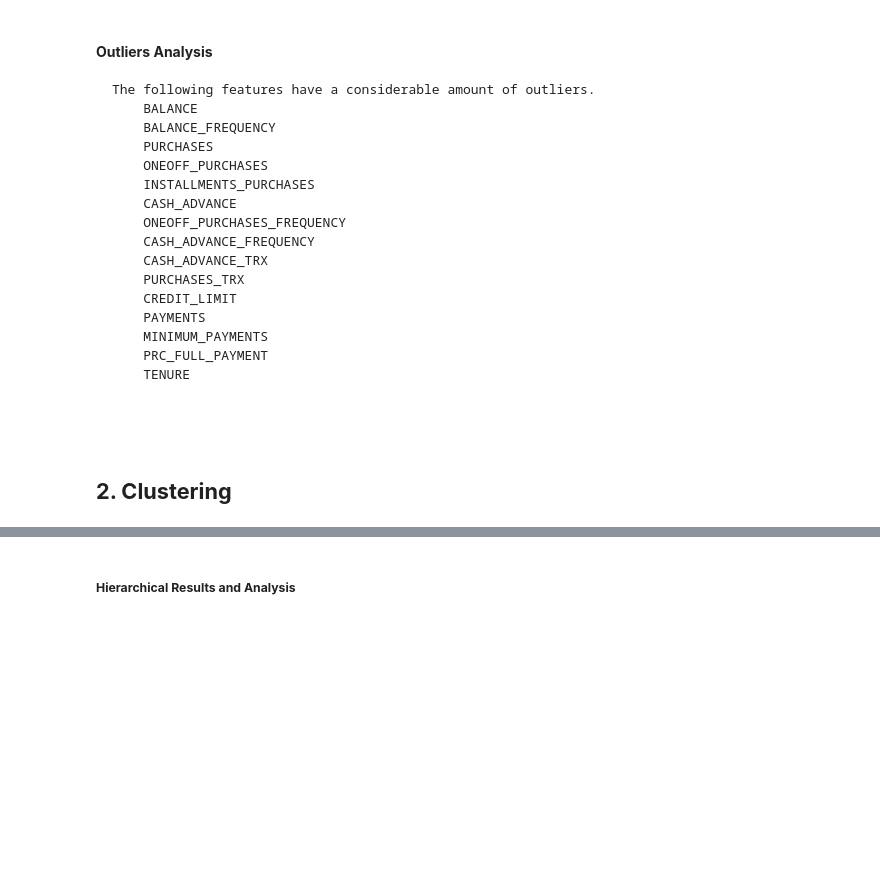
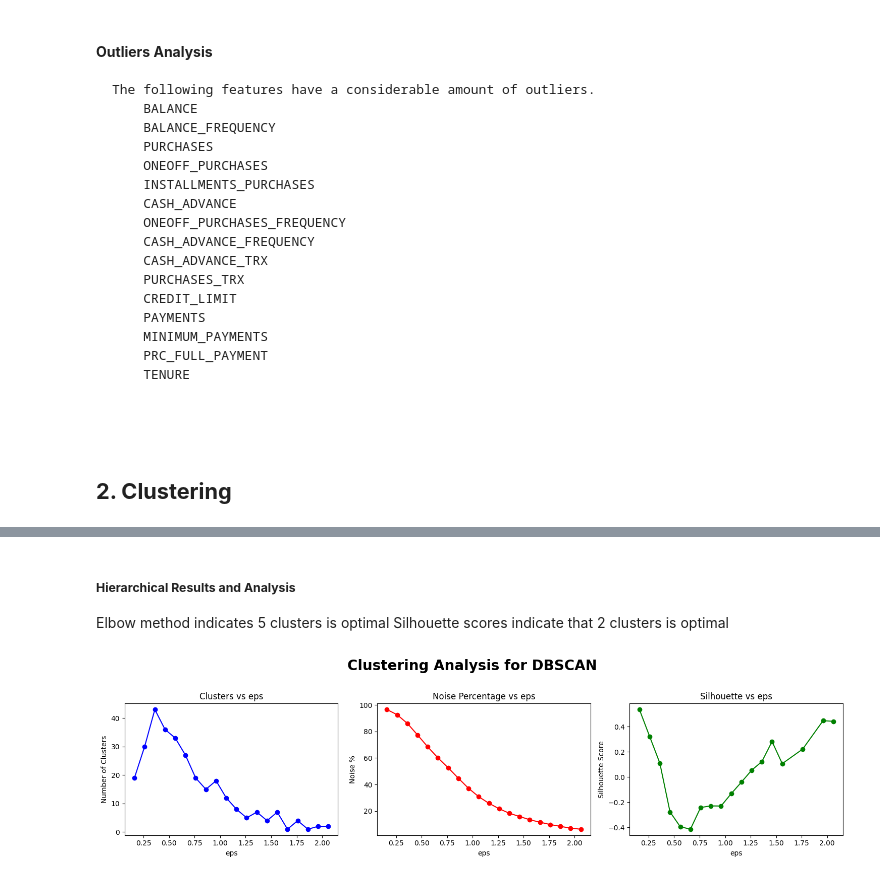
Before and after one commit to juanbucz/FullStackAcademyAICourse, a Jupyter notebook: Incremental Capstones/Capstone 7/Incremental Capstone 7 - Credit Card Agency Clustering.ipynb, the cells around one changed output, grey strips where cells are left out. Cells and saved outputs as stored; diff of their text form; code cells hidden in the pictures; blank space fills up the shorter version.

```diff
--- a/Incremental Capstones/Capstone 7/Incremental Capstone 7 - Credit Card Agency Clustering.ipynb
+++ b/Incremental Capstones/Capstone 7/Incremental Capstone 7 - Credit Card Agency Clustering.ipynb
@@ -696,5 +751,7 @@ plt.show()
 # %% [markdown]
 ##### **Hierarchical Results and Analysis** #####
+   Elbow method indicates 5 clusters is optimal
+   Silhouette scores indicate that 2 clusters is optimal
 # %%
 #
 # DBSCAN Clustering
@@ -730,42 +787,34 @@ for eps in eps_range:
         'silhouette': sil_score
     })
 
 df_dbscan_results = pd.DataFrame(dbscan_results)
 fig, axes = plt.subplots(1, 3, figsize=(15, 4))
 
 # Plot 1: Number of clusters
 axes[0].plot(df_dbscan_results['eps'], df_dbscan_results['n_clusters'], 'b-', marker='o')
 axes[0].set_xlabel('eps')
 axes[0].set_ylabel('Number of Clusters')
 axes[0].set_title('Clusters vs eps')
 
 # Plot 2: Noise percentage
 axes[1].plot(df_dbscan_results['eps'], df_dbscan_results['noise_pct'], 'r-', marker='o')
 axes[1].set_xlabel('eps')
 axes[1].set_ylabel('Noise %')
 axes[1].set_title('Noise Percentage vs eps')
 
 # Plot 3: Silhouette score
 valid = df_dbscan_results[df_dbscan_results['silhouette'] > -1]
 axes[2].plot(valid['eps'], valid['silhouette'], 'g-', marker='o')
 axes[2].set_xlabel('eps')
 axes[2].set_ylabel('Silhouette Score')
 axes[2].set_title('Silhouette vs eps')
 
 plt.suptitle(f'Clustering Analysis for DBSCAN', y=1.02, fontsize=20, fontweight='bold')
 plt.subplots_adjust(top=0.92)
 
 plt.tight_layout()
 plt.show()
-
-# Create dendrogram
-linkage_matrix = linkage(df_CreditCardAgency_scaled.iloc[:100])
-
-plt.figure(figsize=(10, 4.8))
-dendrogram(linkage_matrix)
-plt.title('Hierarchical clustering dendrogram\n(n=100 samples)')
-plt.xlabel('Sample index')
-plt.ylabel('Distance')
-plt.show()
+# %% [output]
+[figure, added]
 # %% [markdown]
 ##### **DBSCAN Results and Analysis** #####
```
Also changed, not shown: parts of 19 cells of this notebook.
